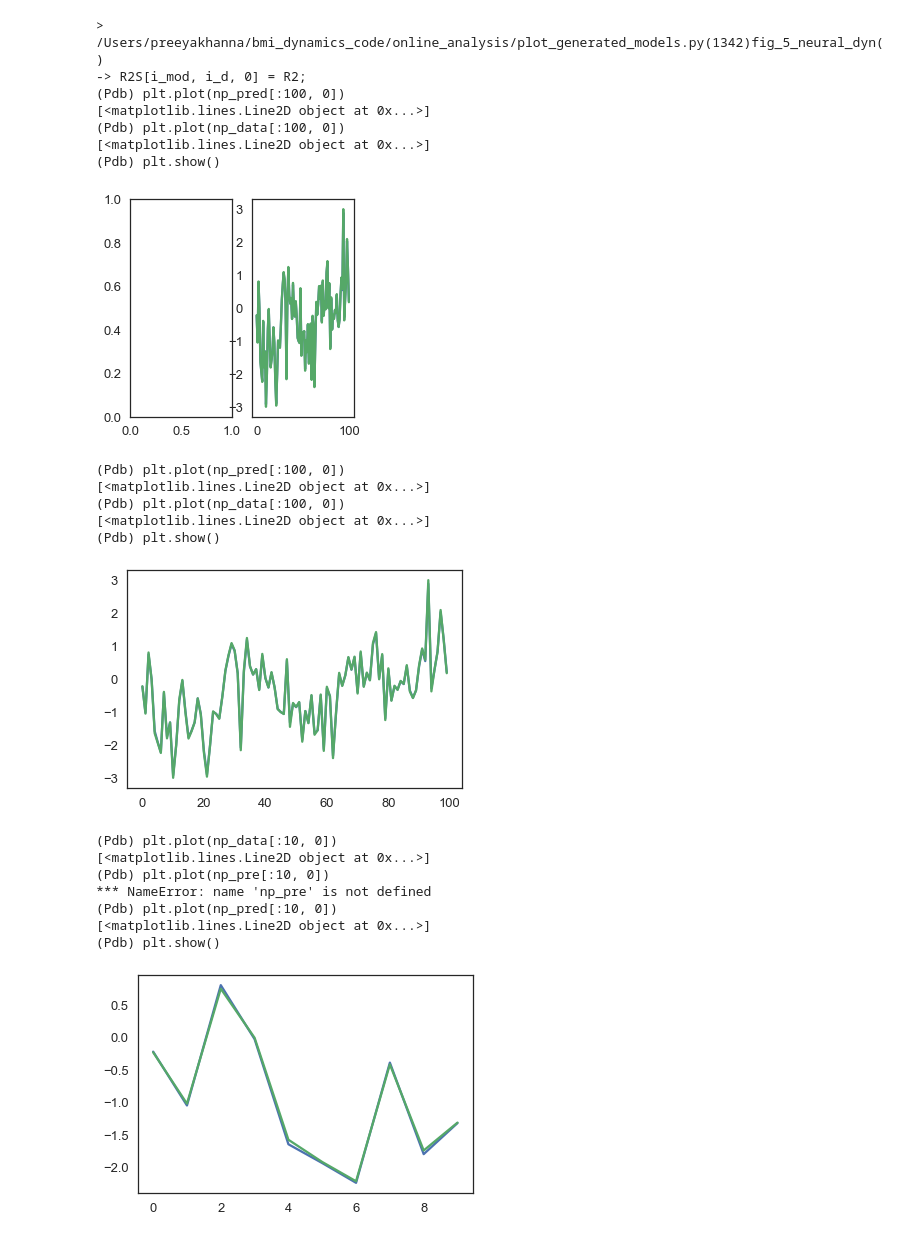
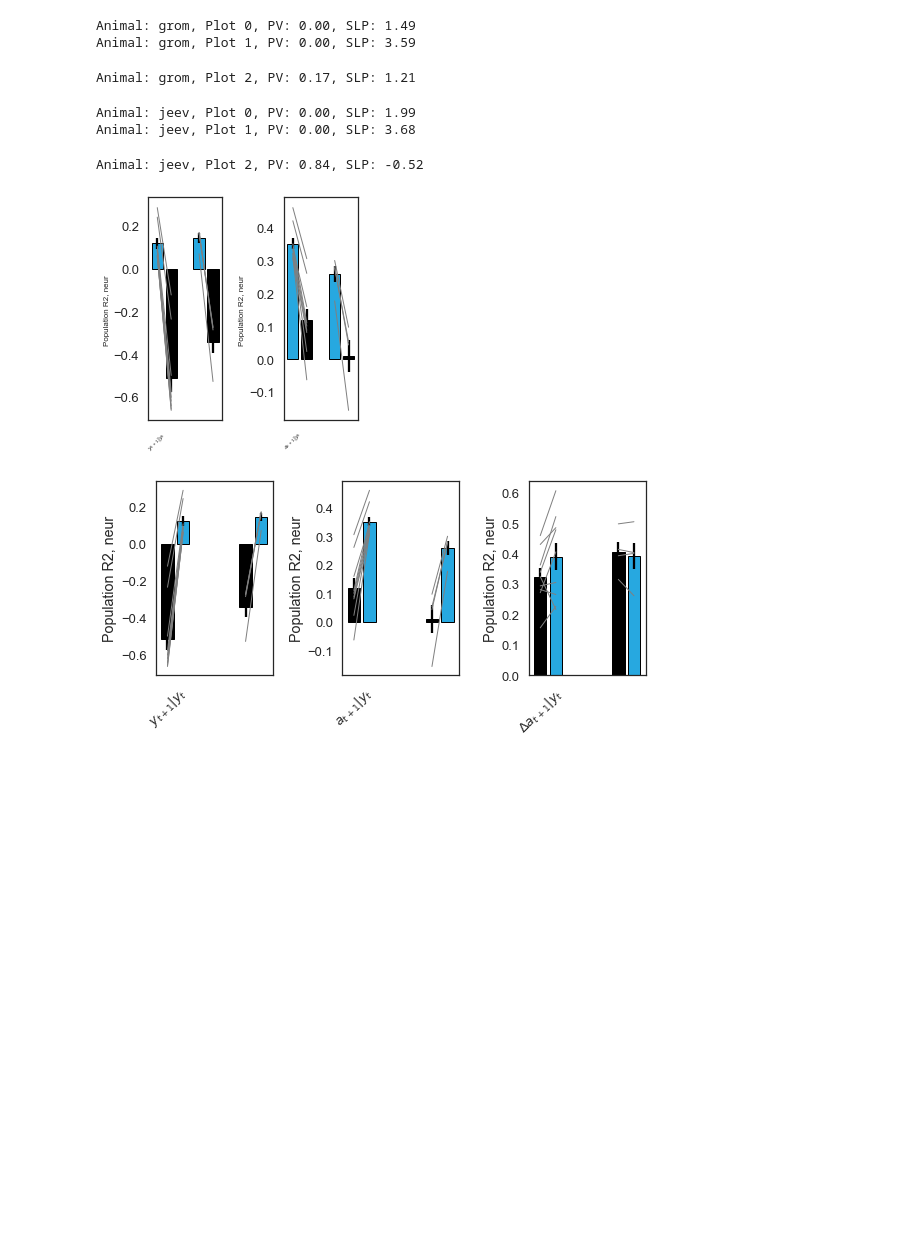
Before and after one commit to pkhanna104/bmi_dynamics_code, a Jupyter notebook: notebooks/Fig 5 | Prediction Fwd in Time.ipynb, the cells around one changed output. Drawn from its saved outputs; the diff is of its cells as text; code cells hidden in the pictures; blank space fills up the shorter version.

```diff
--- a/notebooks/Fig 5 | Prediction Fwd in Time.ipynb
+++ b/notebooks/Fig 5 | Prediction Fwd in Time.ipynb
@@ -43,27 +34,17 @@ LME model, fixed effect is day, rand effect is X vs. Wi., N = 4288, ndays = 4, p
 # %%
 ##### Can we predict the across task differences ? What do we compare this to? ######
-plot_generated_models.fig_5_neural_dyn(model_set_number=3, ndays=1)
-#plot_generated_models.fig_5_neural_dyn_mean_pred(model_set_number=3)
+plot_generated_models.fig_5_neural_dyn(model_set_number=3)
+
+#### Right now as is similar to the top plot but with mean action diffs at {t+1} explained by predictors ####
+#### Models predict next time step -- then get time points that show the same push at t = 0, at the NEXT time
+#### step look at what the prediction is
+plot_generated_models.fig_5_neural_dyn_mean_pred(model_set_number=3)
 # %% [output]
-> /Users/preeyakhanna/bmi_dynamics_code/online_analysis/plot_generated_models.py(1342)fig_5_neural_dyn()
--> R2S[i_mod, i_d, 0] = R2;
-(Pdb) plt.plot(np_pred[:100, 0])
-[<matplotlib.lines.Line2D object at 0x...>]
-(Pdb) plt.plot(np_data[:100, 0])
-[<matplotlib.lines.Line2D object at 0x...>]
-(Pdb) plt.show()
+Animal: grom, Plot 0, PV: 0.00, SLP: 1.49
+Animal: grom, Plot 1, PV: 0.00, SLP: 3.59
+Animal: grom, Plot 2, PV: 0.17, SLP: 1.21
+Animal: jeev, Plot 0, PV: 0.00, SLP: 1.99
+Animal: jeev, Plot 1, PV: 0.00, SLP: 3.68
+Animal: jeev, Plot 2, PV: 0.84, SLP: -0.52
-[figure, old version]
+[figure, new version]
-(Pdb) plt.plot(np_pred[:100, 0])
-[<matplotlib.lines.Line2D object at 0x...>]
-(Pdb) plt.plot(np_data[:100, 0])
-[<matplotlib.lines.Line2D object at 0x...>]
-(Pdb) plt.show()
-[figure, old version]
+[figure, new version]
-(Pdb) plt.plot(np_data[:10, 0])
-[<matplotlib.lines.Line2D object at 0x...>]
-(Pdb) plt.plot(np_pre[:10, 0])
-*** NameError: name 'np_pre' is not defined
-(Pdb) plt.plot(np_pred[:10, 0])
-[<matplotlib.lines.Line2D object at 0x...>]
-(Pdb) plt.show()
-[figure, removed]
```
Also changed, not shown: parts of 8 cells of this notebook, 2 other files.
